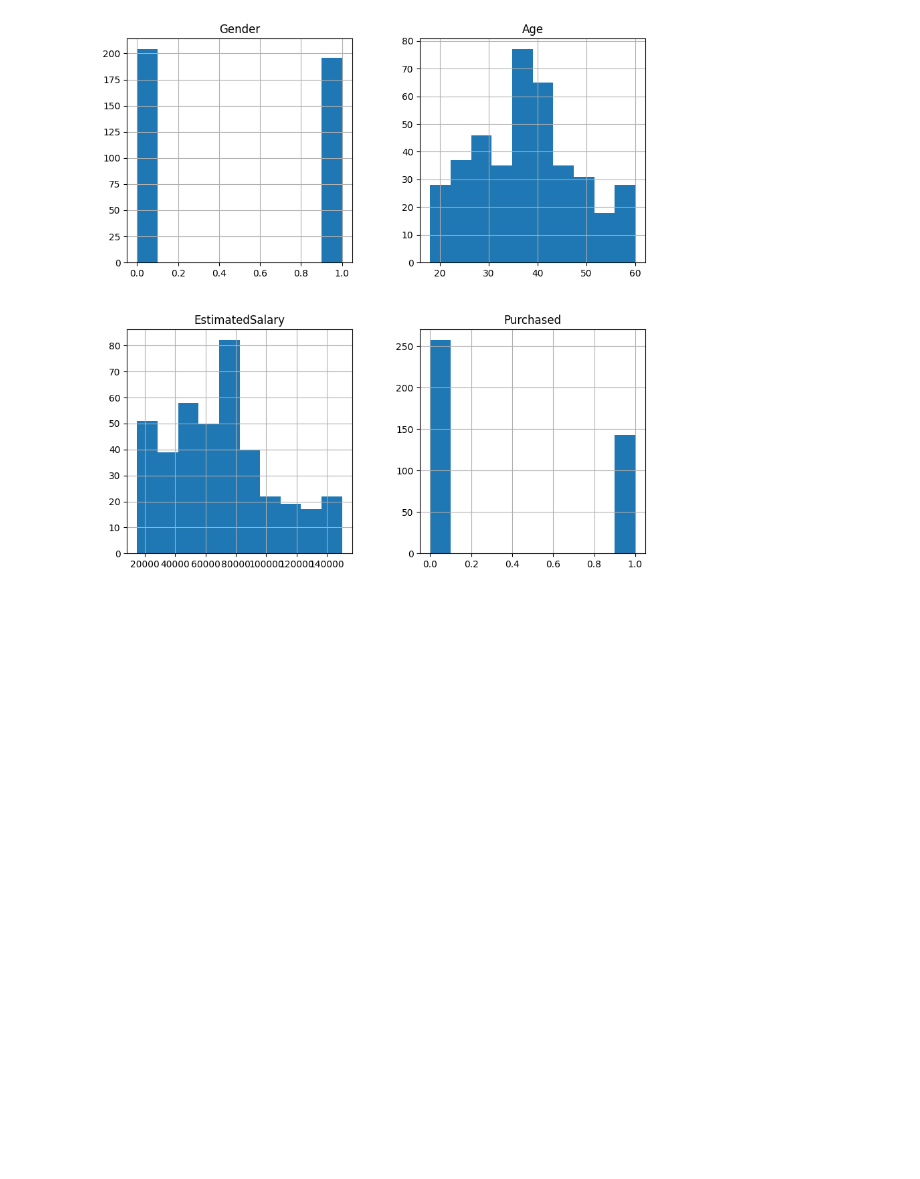
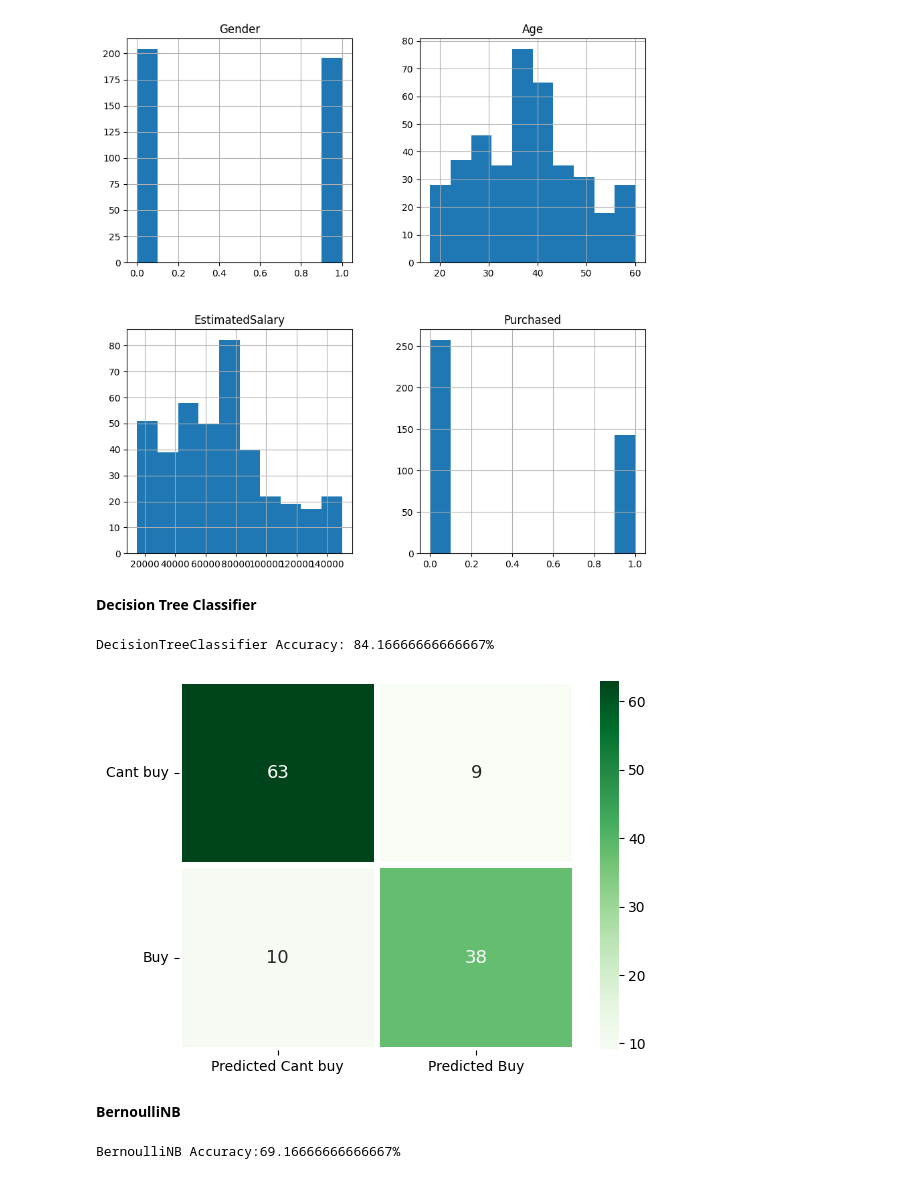
Before and after one commit to lletridung/baitapai, a Jupyter notebook: newtest.ipynb, the cells around one changed output. Drawn from its saved outputs; the diff is of its cells as text; code cells hidden in the pictures; blank space fills up the shorter version.

Commit message:
Được tạo bằng Colaboratory

```diff
--- a/newtest.ipynb
+++ b/newtest.ipynb
@@ -53,10 +58,9 @@ top       Female
 freq         204
 Name: Gender, dtype: object
 # %%
-# Change the value of gender, so that we can handle it
+# Change the value of gender from float to int
 scale_mapper = {"Female":0,
-                "Male":1,
-                }
+                "Male":1,}
 
 dataframe["Gender"]=dataframe["Gender"].replace(scale_mapper)
 dataframe.head(5)
@@ -116,3 +103,73 @@ array([[<Axes: title={'center': 'Gender'}>,
        [<Axes: title={'center': 'EstimatedSalary'}>,
         <Axes: title={'center': 'Purchased'}>]], dtype=object)
 [figure]
+# %% [markdown]
+**Decision Tree Classifier**
+# %%
+
+from sklearn.model_selection import train_test_split
+from sklearn.tree import DecisionTreeClassifier
+from sklearn.metrics import accuracy_score
+
+# Split the data into training and test sets
+X = dataframe[Features].values
+Y = dataframe[PredictClass].values
+X_train, X_test, y_train, y_test  = train_test_split(X, Y, test_size = 0.3, random_state=1) #Chia dữ liệu thành tập huấn luyện và tập kiểm tra.
+                                                                                            #Tập huấn luyện sẽ chứa 70% dữ liệu, và tập kiểm tra sẽ chứa 30% dữ liệu.
+                                                                                            #Tham số random_state được đặt là 1 để đảm bảo tính nhất quán của việc chia dữ liệu.
+
+# Create a Decision Tree classifier
+clf = DecisionTreeClassifier()#Tạo một phiên bản của lớp DecisionTreeClassifier.
+
+# Train the classifier on the training data
+clf.fit(X_train, y_train)
+
+# Make predictions on the testing data
+y_pred = clf.predict(X_test)
+
+# Calculate the accuracy of the classifier
+accuracy1 = accuracy_score(y_test, y_pred)
+print(f"DecisionTreeClassifier Accuracy: {accuracy1*100}%")
+# %% [output]
+DecisionTreeClassifier Accuracy: 84.16666666666667%
+# %%
+import numpy as np
+import matplotlib.pyplot as plt
+import seaborn as sns
+from sklearn.metrics import confusion_matrix
+from sklearn.metrics import confusion_matrix, ConfusionMatrixDisplay, accuracy_score
+cm = confusion_matrix(y_test, y_pred)
+sns.heatmap(cm, cmap = 'Greens', annot = True, fmt = 'd', linewidths = 4,  annot_kws = {'fontsize': 13},
+                yticklabels = ['Cant buy', 'Buy'], xticklabels = ['Predicted Cant buy', 'Predicted Buy'])
+plt.yticks(rotation = 0)
+plt.show()
+# %% [output]
+[figure, added]
+# %% [markdown]
+**BernoulliNB**
+# %%
+from sklearn.model_selection import train_test_split
+from sklearn.preprocessing import StandardScaler
+from sklearn.naive_bayes import BernoulliNB
+# Split the data into training and test sets
+X = dataframe[Features].values
+Y = dataframe[PredictClass].values
+X_train, X_test, y_train, y_test = train_test_split(X, Y, test_size = 0.3, random_state=1)
+
+# Standardize the data
+std_scaler = StandardScaler() #Tạo một phiên bản của lớp StandardScaler.
+train_std = std_scaler.fit_transform(X_train) #Chuẩn hóa dữ liệu huấn luyện bằng cách tính giá trị trung bình và độ lệch chuẩn của dữ liệu huấn luyện, sau đó áp dụng chuẩn hóa cho dữ liệu huấn luyện.
+test_std = std_scaler.transform(X_test) #Áp dụng chuẩn hóa dữ liệu đã tính
+
+# Create and train the Naive Bayes classifier
+NB = BernoulliNB() #Tạo một phiên bản của lớp BernoulliNB.
+model_1 = NB.fit(train_std, y_train) #Huấn luyện bộ phân loại Naive Bayes trên dữ liệu đã chuẩn hóa (train_std) và biến mục tiêu huấn luyện (y_train).
+
+# Make predictions on the test set
+y_pred = model_1.predict(test_std)
+
+# Calculate and print the accuracy
+accuracy2 = model_1.score(test_std, y_test)
+print(f"BernoulliNB Accuracy:{accuracy2*100}%")
+# %% [output]
+BernoulliNB Accuracy:69.16666666666667%
```
Also changed, not shown: parts of 34 cells of this notebook.
